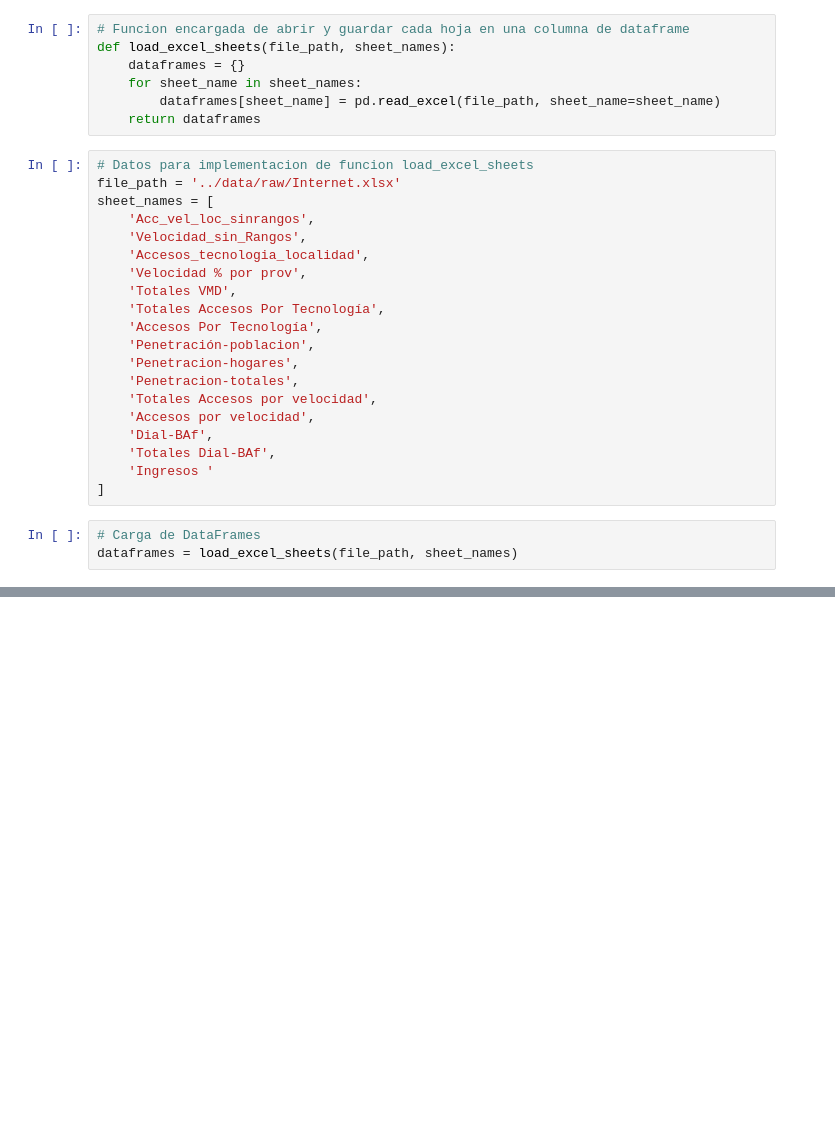
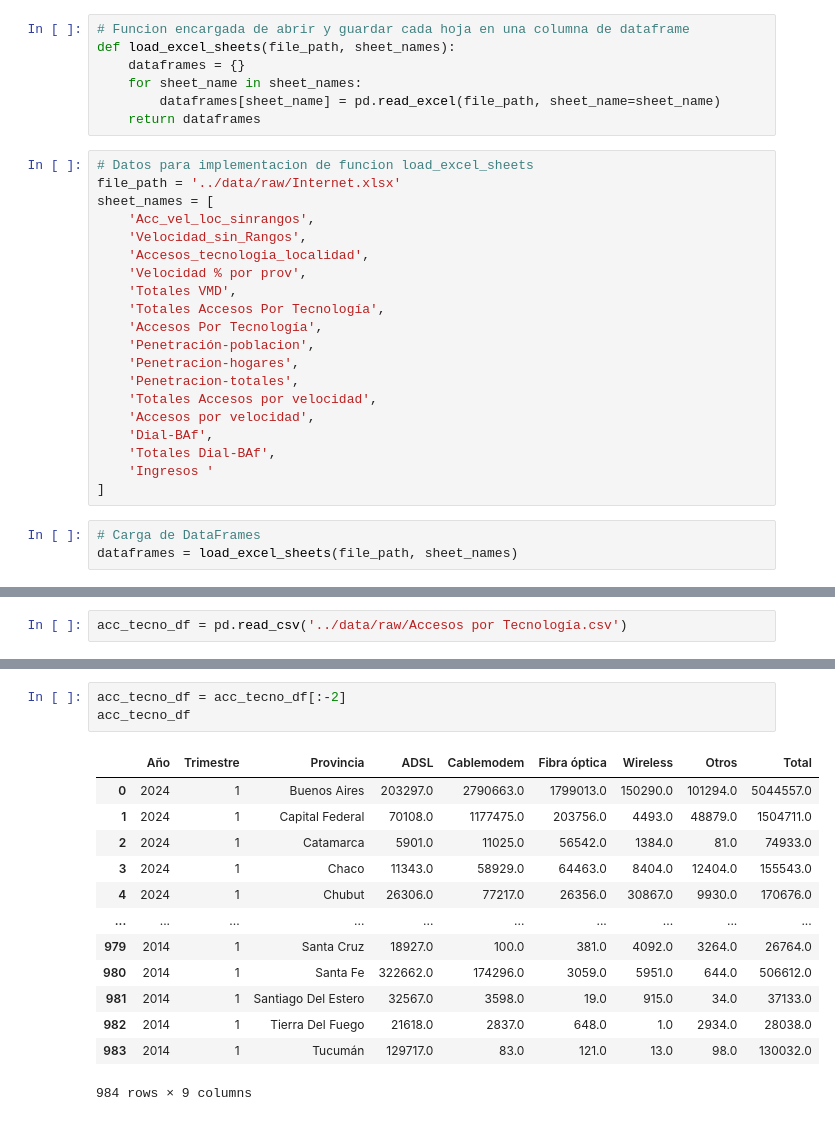
Before and after one commit to Yisus538/TP_henry2, a Jupyter notebook: Scripts/data_processing.ipynb, the cells around one changed output, grey strips where cells are left out. Saved outputs shown, nothing was run; the diff lists cells and outputs as text; blank space fills up the shorter version.

```diff
--- a/Scripts/data_processing.ipynb
+++ b/Scripts/data_processing.ipynb
@@ -55,0 +74,2 @@ save_dataframes(dataframes,'../data/raw/',file_format='csv')
+# %%
+acc_tecno_df = pd.read_csv('../data/raw/Accesos por Tecnología.csv')
@@ -55,0 +94,17 @@ save_dataframes(dataframes,'../data/raw/',file_format='csv')
+# %%
+acc_tecno_df = acc_tecno_df[:-2]
+acc_tecno_df
+# %% [output]
+|  | Año | Trimestre | Provincia | ADSL | Cablemodem | Fibra óptica | Wireless | Otros | Total |
+| 0 | 2024 | 1 | Buenos Aires | 203297.0 | 2790663.0 | 1799013.0 | 150290.0 | 101294.0 | 5044557.0 |
+| 1 | 2024 | 1 | Capital Federal | 70108.0 | 1177475.0 | 203756.0 | 4493.0 | 48879.0 | 1504711.0 |
+| 2 | 2024 | 1 | Catamarca | 5901.0 | 11025.0 | 56542.0 | 1384.0 | 81.0 | 74933.0 |
+| 3 | 2024 | 1 | Chaco | 11343.0 | 58929.0 | 64463.0 | 8404.0 | 12404.0 | 155543.0 |
+| 4 | 2024 | 1 | Chubut | 26306.0 | 77217.0 | 26356.0 | 30867.0 | 9930.0 | 170676.0 |
+| ... | ... | ... | ... | ... | ... | ... | ... | ... | ... |
+| 979 | 2014 | 1 | Santa Cruz | 18927.0 | 100.0 | 381.0 | 4092.0 | 3264.0 | 26764.0 |
+| 980 | 2014 | 1 | Santa Fe | 322662.0 | 174296.0 | 3059.0 | 5951.0 | 644.0 | 506612.0 |
+| 981 | 2014 | 1 | Santiago Del Estero | 32567.0 | 3598.0 | 19.0 | 915.0 | 34.0 | 37133.0 |
+| 982 | 2014 | 1 | Tierra Del Fuego | 21618.0 | 2837.0 | 648.0 | 1.0 | 2934.0 | 28038.0 |
+| 983 | 2014 | 1 | Tucumán | 129717.0 | 83.0 | 121.0 | 13.0 | 98.0 | 130032.0 |
+984 rows × 9 columns
```
Also changed, not shown: parts of 27 cells of this notebook.
